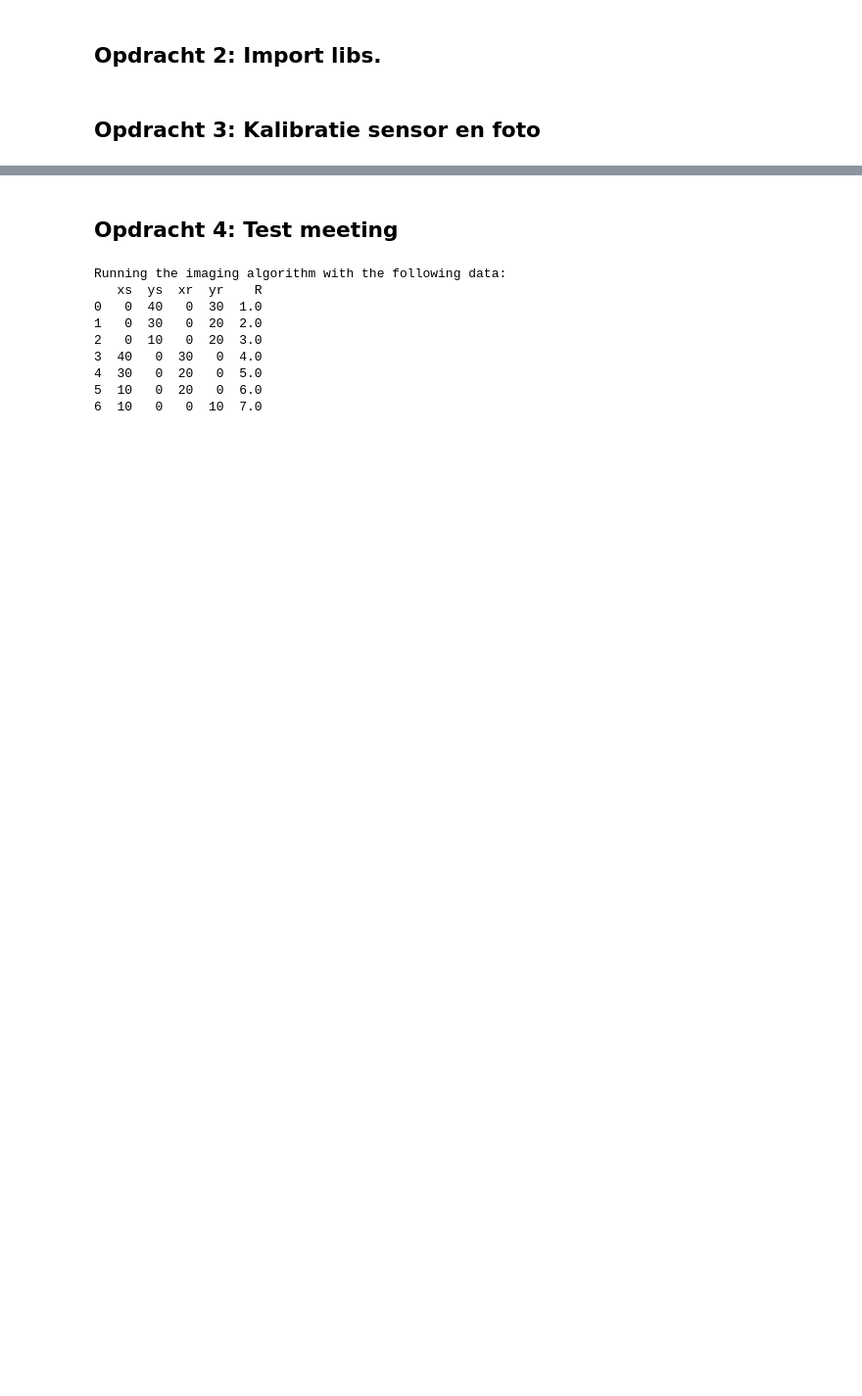
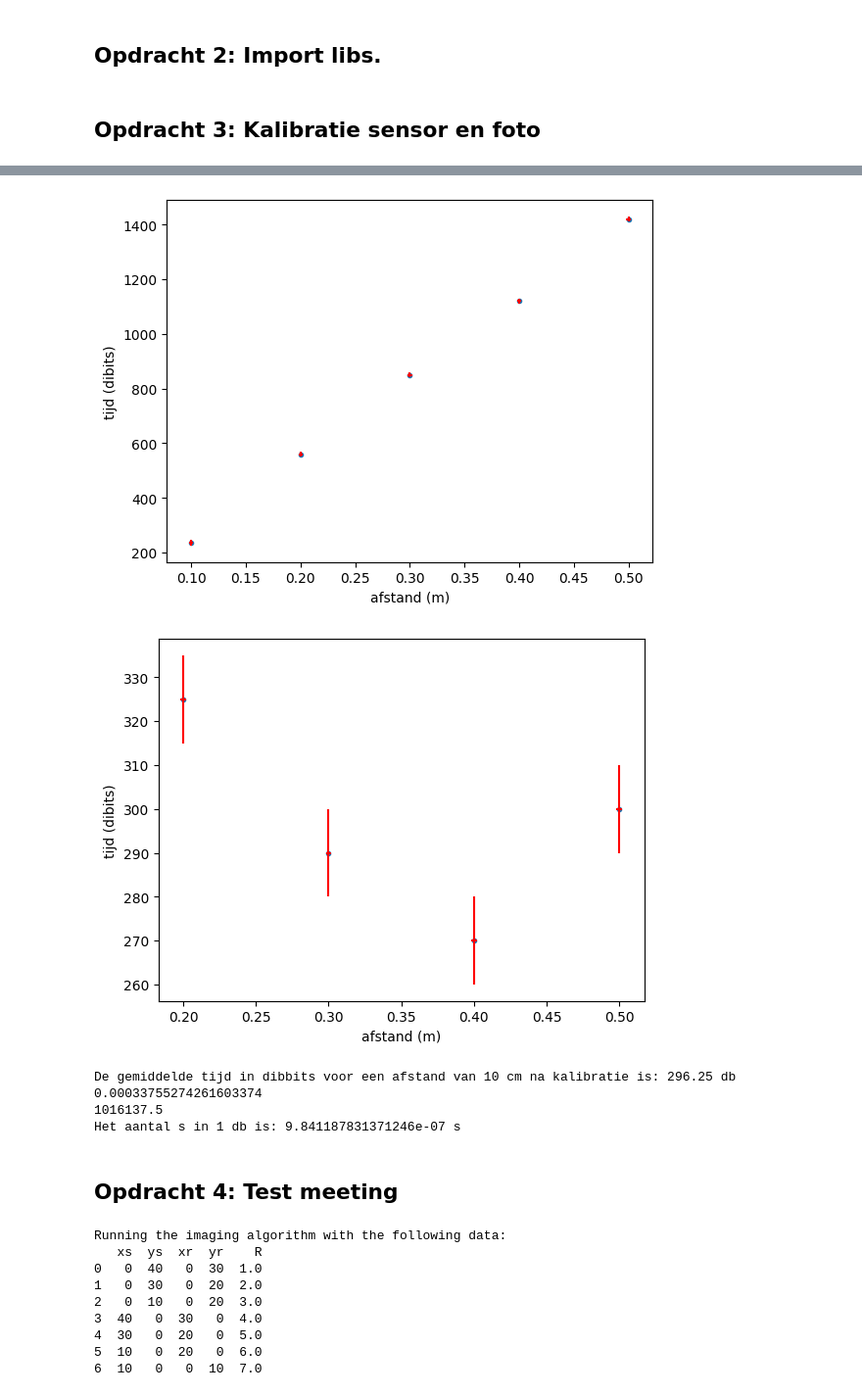
Before and after one commit to ElineSerpenti/opdrachten-DEF-D.EALSerpenti, a Jupyter notebook: FysiekeOntwerpopdrachten/4OntwerpEenAlgoritmeEchoAkoestisch/DEFOntwerpopdracht4AlgoritmeInvulTemplate.ipynb, the cells around one changed output, grey strips where cells are left out. Shown at 98% size. Cells and saved outputs as stored; diff of their text form; code cells hidden in the pictures; blank space fills up the shorter version.

Commit message:
update kalibratie af

```diff
--- a/FysiekeOntwerpopdrachten/4OntwerpEenAlgoritmeEchoAkoestisch/DEFOntwerpopdracht4AlgoritmeInvulTemplate.ipynb
+++ b/FysiekeOntwerpopdrachten/4OntwerpEenAlgoritmeEchoAkoestisch/DEFOntwerpopdracht4AlgoritmeInvulTemplate.ipynb
@@ -43,5 +44,50 @@ kalibratie-opstelling groep [nummer]
 # %%
 # verwerk hier jullie kalibratiemetingen
+# meting 10 cm
+distance_between_src_rcvr = np.array([10,20,30, 40, 50]) / 100    # m
+
+kalibratiemetingen = np.array([235, 560, 850, 1120, 1420 ])      # dibits
+
+
+k_error = 10  # dibits
+distance_error = 2/1000     # m
+
+plt.figure()
+plt.errorbar(distance_between_src_rcvr, kalibratiemetingen,
+             xerr=distance_error, yerr=k_error, fmt='.', ecolor='r', barsabove=True)
+plt.ylabel('tijd (dibits)')
+plt.xlabel('afstand (m)')
+plt.show()
+
+meting10 = 235      #db
+meting20= 560
+meting30= 850
+m40=1120
+m50 = 1420
+kmet2 = np.array([meting20-meting10, meting30- meting20, m40-meting30, m50-m40])
+distance_between_src_rcvr_2 = np.array([20,30,40,50]) /100      # m
+plt.figure()
+plt.errorbar(distance_between_src_rcvr_2, kmet2,
+             xerr=distance_error, yerr=k_error, fmt='.', ecolor='r', barsabove=True)
+plt.ylabel('tijd (dibits)')
+plt.xlabel('afstand (m)')
+plt.show()
+print ('De gemiddelde tijd in dibbits voor een afstand van 10 cm na kalibratie is:', np.mean(kmet2), 'db')
+# berekening hoeveelheid tijd in 1 dibit
+speed_sound = 343       # m/s # T=20 g
+# dibits per tijd
+dib_afstand = 1/ (np.mean(kmet2) * 10)      # in 1 m
+dib_tijd = speed_sound/dib_afstand
+print(dib_afstand)     # aantal m in 1 dibit
+print(dib_tijd) # aantal db in 1 s
+print('Het aantal s in 1 db is:', 1/dib_tijd, 's')
+# %% [output]
+[figure, added]
+[figure, added]
+De gemiddelde tijd in dibbits voor een afstand van 10 cm na kalibratie is: 296.25 db
+0.00033755274261603374
+1016137.5
+Het aantal s in 1 db is: 9.841187831371246e-07 s
 # %% [markdown]
 ## Opdracht 4: Test meeting
 # %%
```
Also changed, not shown: parts of 3 cells of this notebook, 1 other file.
